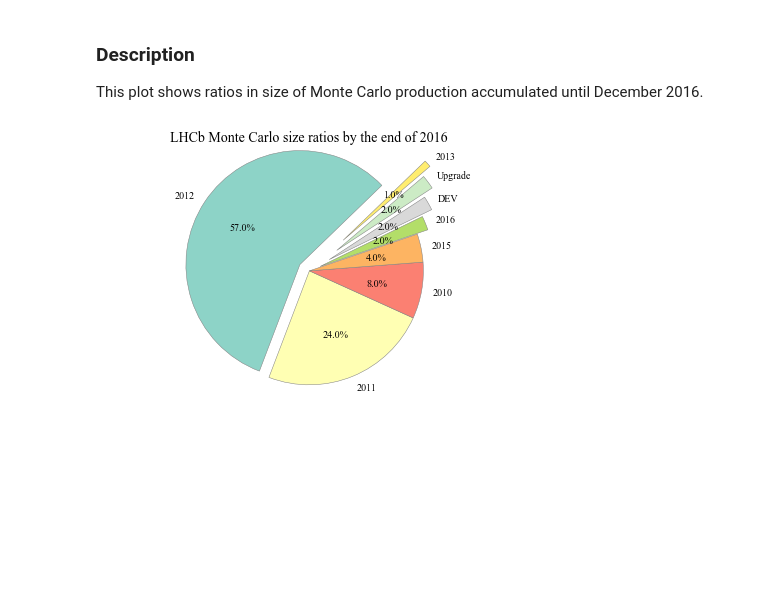
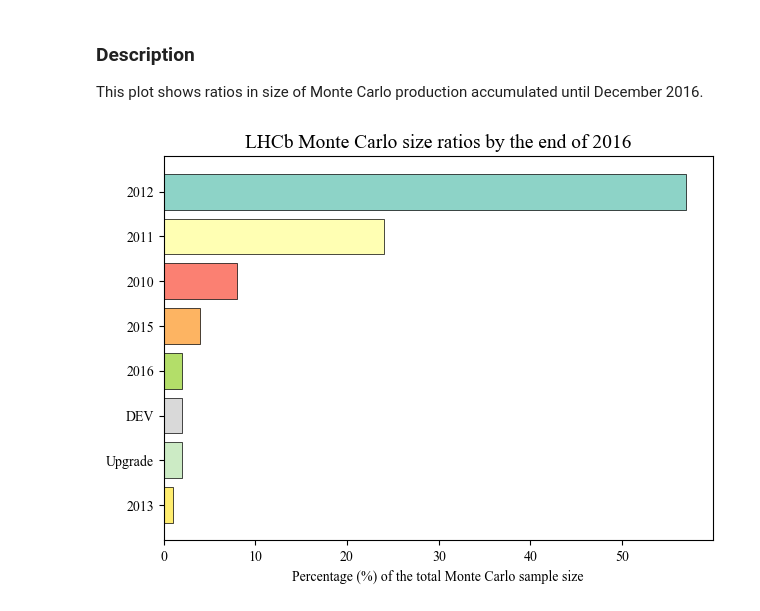
Before and after one commit to atrisovic/thesis-plots, a Jupyter notebook: lhcb-data-production-statistics.ipynb, the cells around one changed output. Drawn from its saved outputs; the diff is of its cells as text; code cells hidden in the pictures; blank space fills up the shorter version.

Commit message:
plots easier to read and compare

```diff
--- a/lhcb-data-production-statistics.ipynb
+++ b/lhcb-data-production-statistics.ipynb
@@ -72,22 +72,38 @@ plt.show()
 # %% [markdown]
 ## Raw experimental data production
 # %%
-labels = 'Collision 16', 'Collision 12', 'Collision 15', 'Ion Proton 16',\
+labels1 = 'Collision 16', 'Collision 12', 'Collision 15', 'Ion Proton 16',\
 'Collision 11', 'Proton Helium 16', 'Lead 15', 'Proton Ion 16', 'Collision 10', 'Other'
 
 sizes = [43, 17, 13, 7, 6, 3, 3, 2, 2, 4]
 explode = (0.1, 0, 0, 0, 0, 0.1, 0.2, 0.3, 0.4, 0.45)
 colors = plt.cm.Set3(np.linspace(0,1,10))
+y_pos = np.arange(len(sizes))
 
+#plt.rcdefaults()
+#fig, ax = plt.subplots()
+plt.rcParams["font.family"] = "Times New Roman"
+plt.rcParams['axes.facecolor']='white'
+plt.rcParams['savefig.facecolor']='white'
 fig = plt.figure()
-fig.suptitle('LHCb Raw data size ratios by the end of 2016', fontsize=14)
+#
+#fig.title('LHCb Run 1 data ratio', fontsize=14)
 ax = fig.gca()
+ax.set_title('LHCb Raw data size ratios by the end of 2016', fontsize=14)
 
-ax.pie(sizes, explode=explode, labels=labels, autopct='%1.1f%%',
-        shadow=False, startangle=50, wedgeprops=wedgeprops, colors=colors)
-ax.axis('equal')
+#ax.pie(sizes, explode=explode, labels=labels, autopct='%1.1f%%',
+#        shadow=False, startangle=50, wedgeprops=wedgeprops, colors=colors)
+
+ax.barh(y_pos, sizes, color=colors, edgecolor='k', linewidth=0.5)
 
 fig.tight_layout()
+
+ax.set_yticks(y_pos)
+ax.set_yticklabels(labels1, fontsize=10)
+ax.invert_yaxis()  # labels read top-to-bottom
+ax.set_xlabel('Percentage (%) of the total raw data size')
+
+
 plt.show()
 
 fig.savefig("raw_data.pdf")
@@ -100,25 +116,34 @@ fig.savefig("raw_data.pdf")
 
 This plot shows ratios in size of Monte Carlo production accumulated until December 2016.
 # %%
-lab = '2012', '2011', '2010', '2015', '2016', 'DEV', 'Upgrade', '2013'
+lab1 = '2012', '2011', '2010', '2015', '2016', 'DEV', 'Upgrade', '2013'
 siz = [57, 24, 8, 4, 2, 2, 2, 1]
 exp = (0.1, 0, 0, 0, 0.1, 0.2, 0.3, 0.4)
 col = plt.cm.Set3(np.linspace(0,1,8))
 
 fig_ = plt.figure()
-fig_.suptitle('LHCb Monte Carlo size ratios by the end of 2016', fontsize=14)
 ax_ = fig_.gca()
+ax_.set_title('LHCb Monte Carlo size ratios by the end of 2016', fontsize=14)
 
-ax_.pie(siz, explode=exp, labels=lab, autopct='%1.1f%%', colors=col,
-        shadow=False, startangle=44, wedgeprops=wedgeprops)
-ax_.axis('equal')
+#ax.pie(sizes, explode=explode, labels=labels, autopct='%1.1f%%',
+#        shadow=False, startangle=50, wedgeprops=wedgeprops, colors=colors)
+
+ax_.barh(np.arange(len(siz)), siz, color=col, edgecolor='k', linewidth=0.5)
+
+fig.tight_layout()
+
+ax_.set_yticks(np.arange(len(siz)))
+ax_.set_yticklabels(lab1, fontsize=10)
+ax_.invert_yaxis()  # labels read top-to-bottom
+ax_.set_xlabel('Percentage (%) of the total Monte Carlo sample size')
+
 
 fig_.tight_layout()
 plt.show()
 
 fig_.savefig("mc_data.pdf")
 # %% [output]
-[figure, old version]
+[figure, new version]
 # %%
 lab = 'MC simulation', 'user', 'Data stripping', 'Data reconstruction', 'Other'
 siz = [79,11,4,4,2]
```
Also changed, not shown: parts of 5 cells of this notebook, 2 other files.
